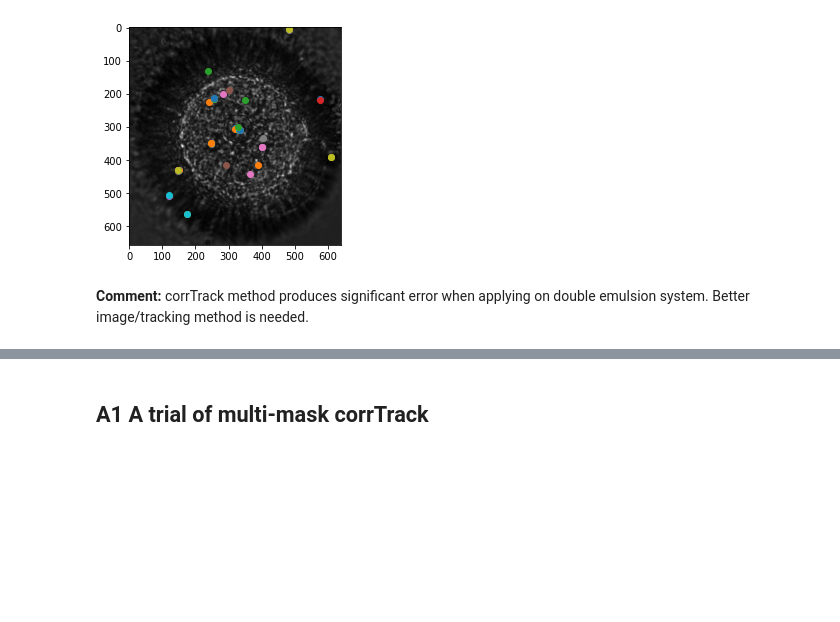
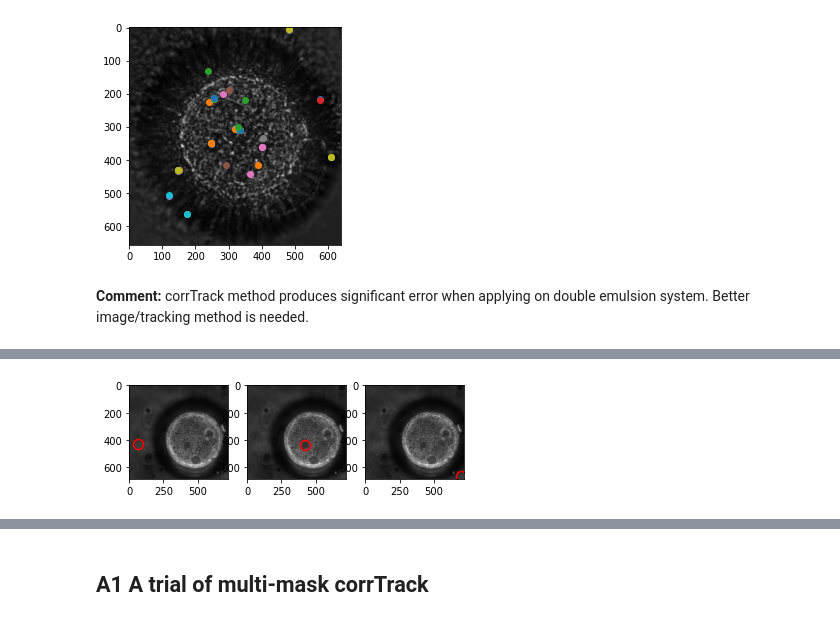
Before and after one commit to ZLoverty/Python, a Jupyter notebook: Tracking/corrTrack/corrTrack.ipynb, the cells around one changed output, grey strips where cells are left out. Drawn from its saved outputs; the diff is of its cells as text; code cells hidden in the pictures; blank space fills up the shorter version.

```diff
--- a/Tracking/corrTrack/corrTrack.ipynb
+++ b/Tracking/corrTrack/corrTrack.ipynb
@@ -124,0 +146,9 @@ for i in range(len(x)):
+# %%
+fig, ax = plt.subplots(ncols=3, nrows=1)
+for axis, kw in zip(ax, masks):
+    max_coor, pk_value = track_spheres(img, masks[kw], 1)
+    axis.imshow(img, cmap='gray')
+    axis.plot(max_coor[1], max_coor[0],
+             marker='o', ls='', mfc=(0,0,0,0), mec='red', markersize=10, mew=1.5)
+# %% [output]
+[figure, added]
```
Also changed, not shown: parts of 6 cells of this notebook, 4 other files.
